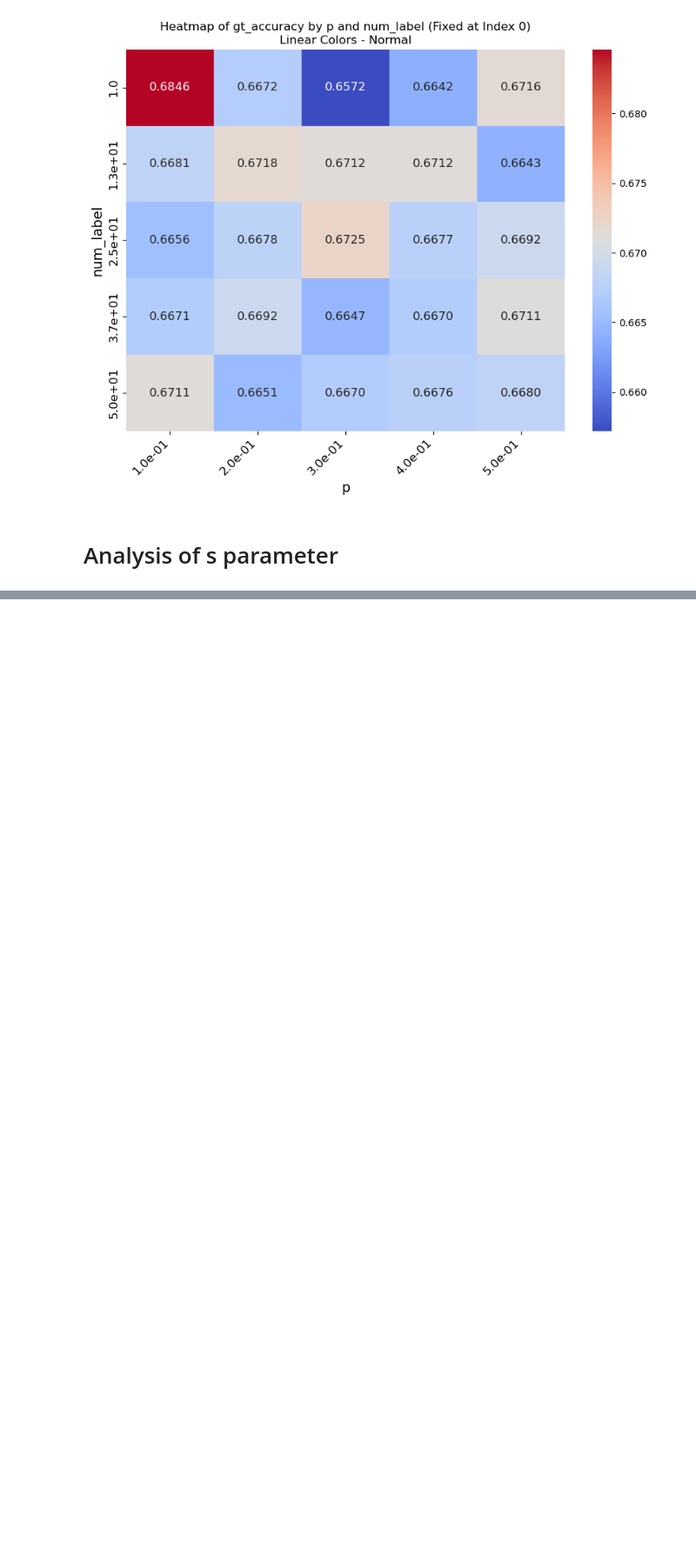
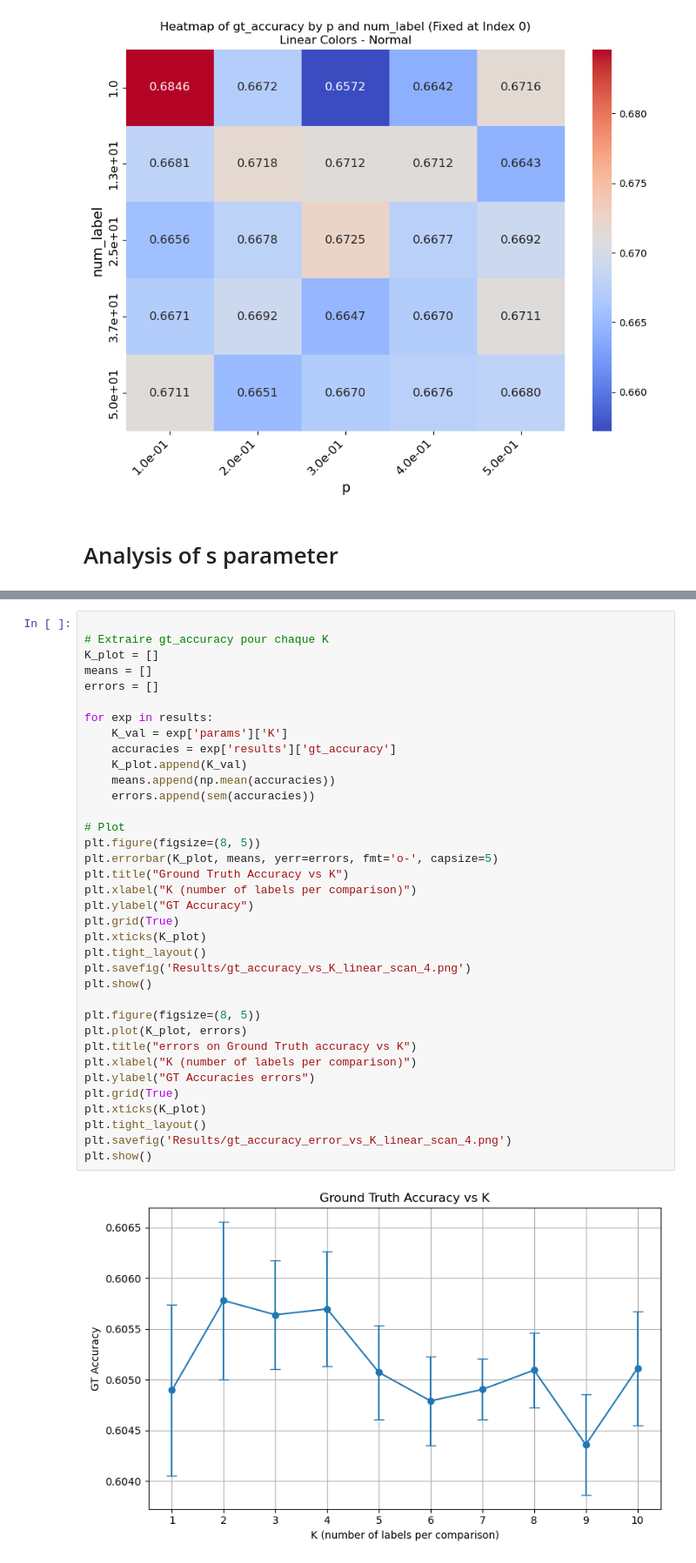
Before and after one commit to MayeulCassier/Matrix-Factorization-With-Comparison-Data, a Jupyter notebook: generation_analysis.ipynb, the cells around one changed output, grey strips where cells are left out. Shown at 87% size. Cells and saved outputs as stored; diff of their text form; blank space fills up the shorter version.

```diff
--- a/generation_analysis.ipynb
+++ b/generation_analysis.ipynb
@@ -99,0 +124,38 @@ Saved heatmap as Results/heatmap_gt_accuracy_numlabel_p_s.png
+# %%
+
+# Extraire gt_accuracy pour chaque K
+K_plot = []
+means = []
+errors = []
+
+for exp in results:
+    K_val = exp['params']['K']
+    accuracies = exp['results']['gt_accuracy']
+    K_plot.append(K_val)
+    means.append(np.mean(accuracies))
+    errors.append(sem(accuracies))
+
+# Plot
+plt.figure(figsize=(8, 5))
+plt.errorbar(K_plot, means, yerr=errors, fmt='o-', capsize=5)
+plt.title("Ground Truth Accuracy vs K")
+plt.xlabel("K (number of labels per comparison)")
+plt.ylabel("GT Accuracy")
+plt.grid(True)
+plt.xticks(K_plot)
+plt.tight_layout()
+plt.savefig('Results/gt_accuracy_vs_K_linear_scan_4.png')
+plt.show()
+
+plt.figure(figsize=(8, 5))
+plt.plot(K_plot, errors)
+plt.title("errors on Ground Truth accuracy vs K")
+plt.xlabel("K (number of labels per comparison)")
+plt.ylabel("GT Accuracies errors")
+plt.grid(True)
+plt.xticks(K_plot)
+plt.tight_layout()
+plt.savefig('Results/gt_accuracy_error_vs_K_linear_scan_4.png')
+plt.show()
+# %% [output]
+[figure, added]
```
Also changed, not shown: parts of 21 cells of this notebook, 5 other files.
